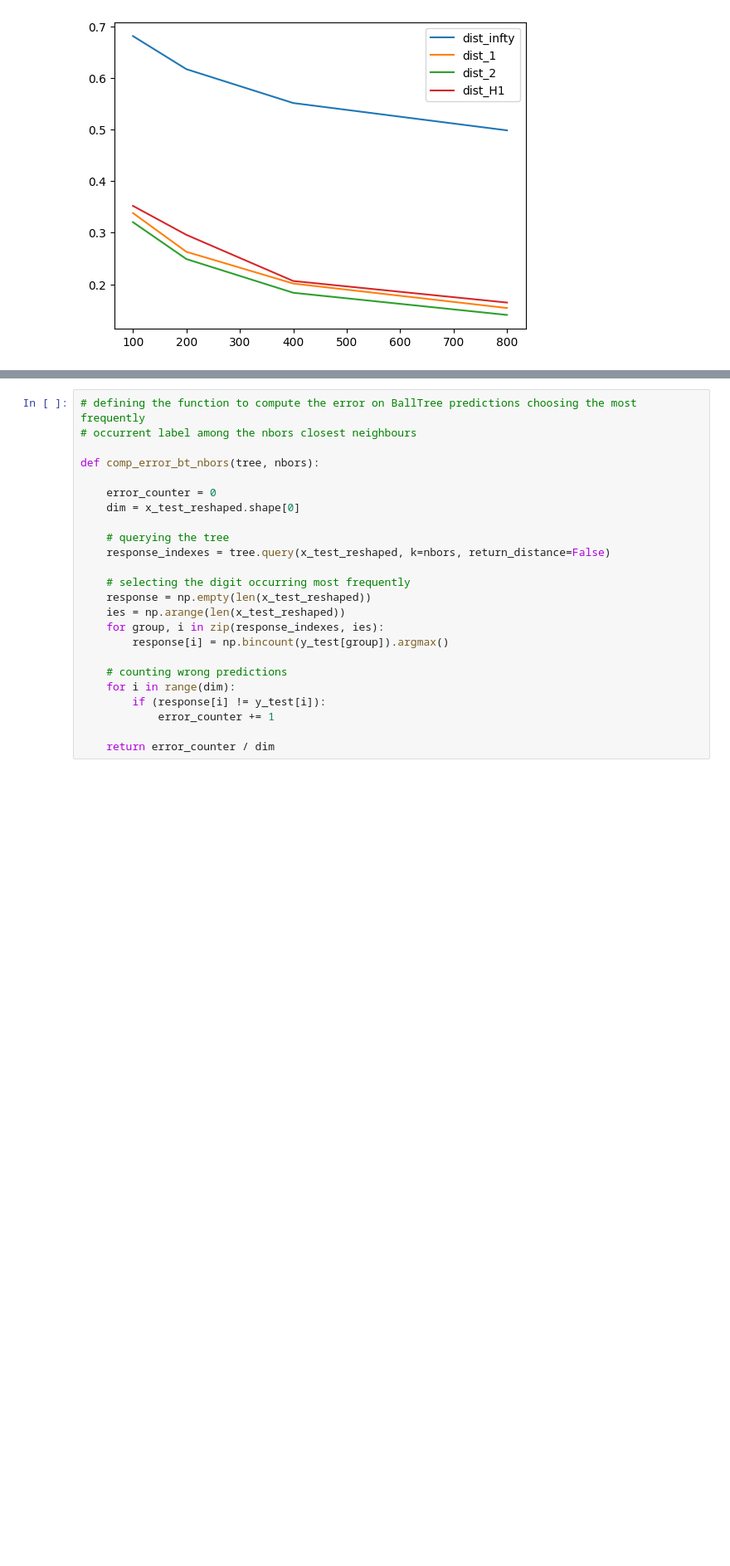
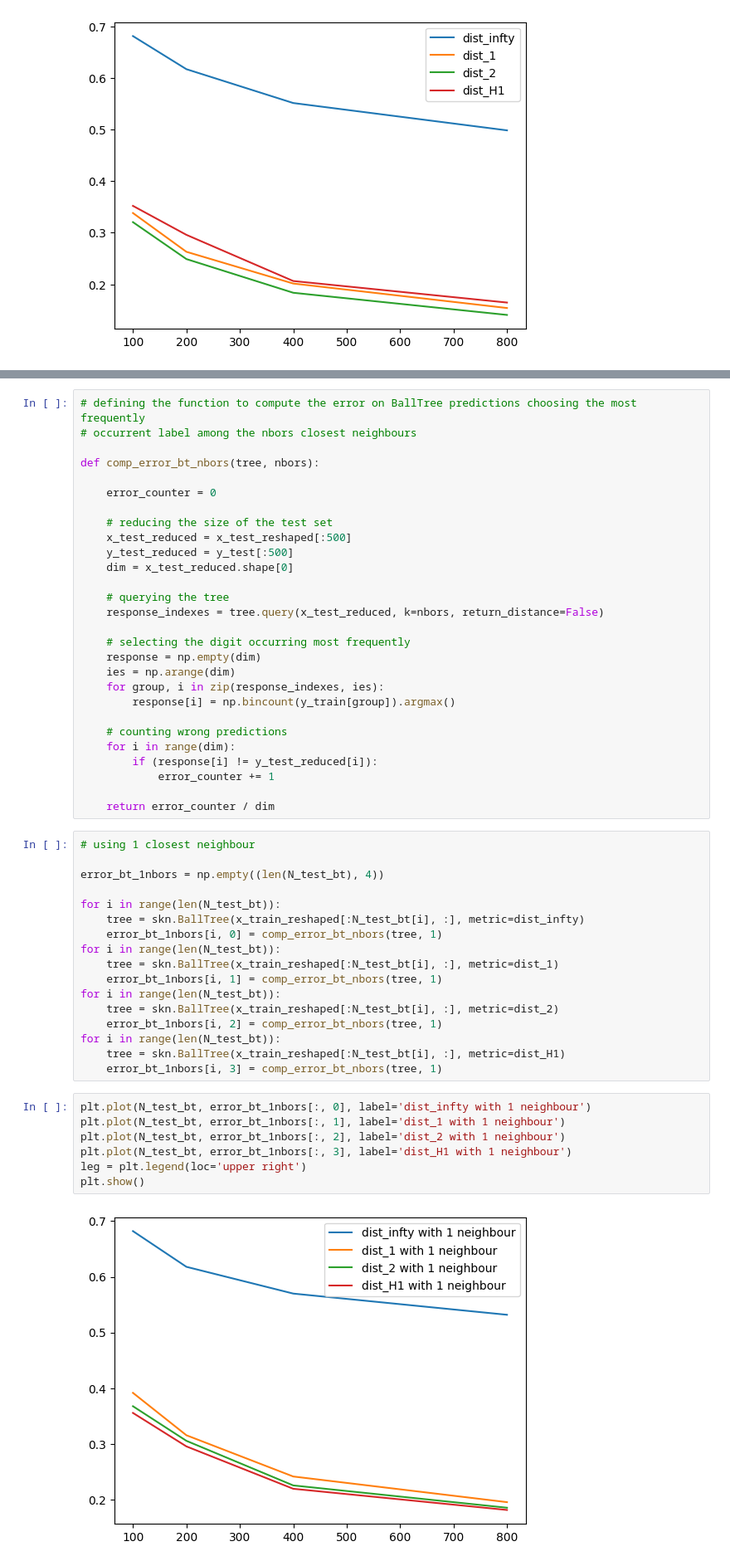
Before and after one commit to TommasoTarchi/NumericalAnalysis-FinalProject, a Jupyter notebook: solution.ipynb, the cells around one changed output, grey strips where cells are left out. Shown at 83% size. Cells and saved outputs as stored; diff of their text form; blank space fills up the shorter version.

```diff
--- a/solution.ipynb
+++ b/solution.ipynb
@@ -427,23 +429,53 @@ To do that we define a new function called `comp_error_bt_nbors()`, and then cal
 def comp_error_bt_nbors(tree, nbors):
 
     error_counter = 0
-    dim = x_test_reshaped.shape[0]
+
+    # reducing the size of the test set
+    x_test_reduced = x_test_reshaped[:500]
+    y_test_reduced = y_test[:500]
+    dim = x_test_reduced.shape[0]
 
     # querying the tree
-    response_indexes = tree.query(x_test_reshaped, k=nbors, return_distance=False)
+    response_indexes = tree.query(x_test_reduced, k=nbors, return_distance=False)
 
     # selecting the digit occurring most frequently
-    response = np.empty(len(x_test_reshaped))
-    ies = np.arange(len(x_test_reshaped))
+    response = np.empty(dim)
+    ies = np.arange(dim)
     for group, i in zip(response_indexes, ies):
-        response[i] = np.bincount(y_test[group]).argmax()
+        response[i] = np.bincount(y_train[group]).argmax()
 
     # counting wrong predictions
     for i in range(dim):
-        if (response[i] != y_test[i]):
+        if (response[i] != y_test_reduced[i]):
             error_counter += 1
 
     return error_counter / dim
+# %%
+# using 1 closest neighbour
+
+error_bt_1nbors = np.empty((len(N_test_bt), 4))
+
+for i in range(len(N_test_bt)):
+    tree = skn.BallTree(x_train_reshaped[:N_test_bt[i], :], metric=dist_infty)
+    error_bt_1nbors[i, 0] = comp_error_bt_nbors(tree, 1)
+for i in range(len(N_test_bt)):
+    tree = skn.BallTree(x_train_reshaped[:N_test_bt[i], :], metric=dist_1)
+    error_bt_1nbors[i, 1] = comp_error_bt_nbors(tree, 1)
+for i in range(len(N_test_bt)):
+    tree = skn.BallTree(x_train_reshaped[:N_test_bt[i], :], metric=dist_2)
+    error_bt_1nbors[i, 2] = comp_error_bt_nbors(tree, 1)
+for i in range(len(N_test_bt)):
+    tree = skn.BallTree(x_train_reshaped[:N_test_bt[i], :], metric=dist_H1)
+    error_bt_1nbors[i, 3] = comp_error_bt_nbors(tree, 1)
+# %%
+plt.plot(N_test_bt, error_bt_1nbors[:, 0], label='dist_infty with 1 neighbour')
+plt.plot(N_test_bt, error_bt_1nbors[:, 1], label='dist_1 with 1 neighbour')
+plt.plot(N_test_bt, error_bt_1nbors[:, 2], label='dist_2 with 1 neighbour')
+plt.plot(N_test_bt, error_bt_1nbors[:, 3], label='dist_H1 with 1 neighbour')
+leg = plt.legend(loc='upper right')
+plt.show()
+# %% [output]
+[figure, added]
 # %%
 # using 5 closest neighbours
 
```
Also changed, not shown: parts of 5 cells of this notebook.
